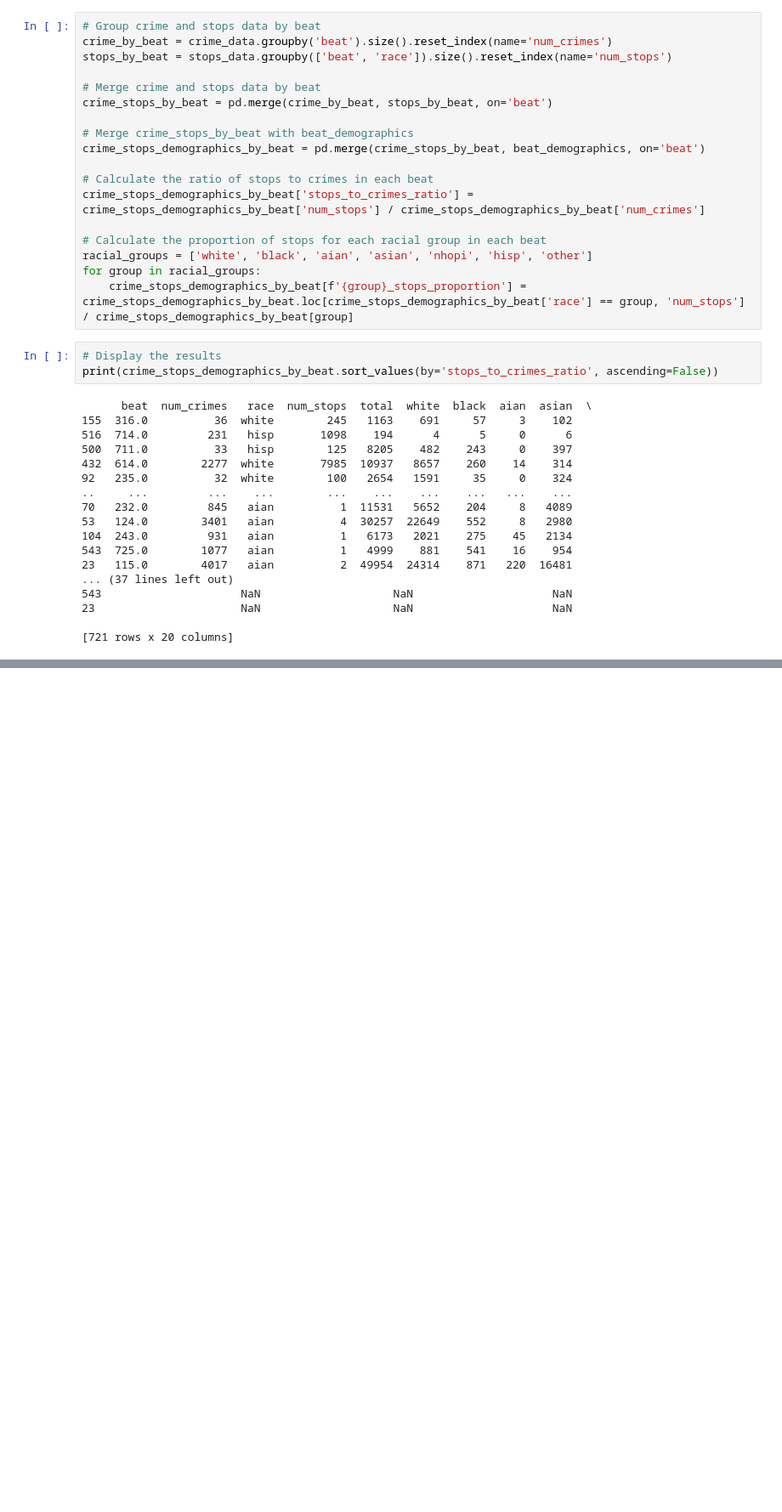
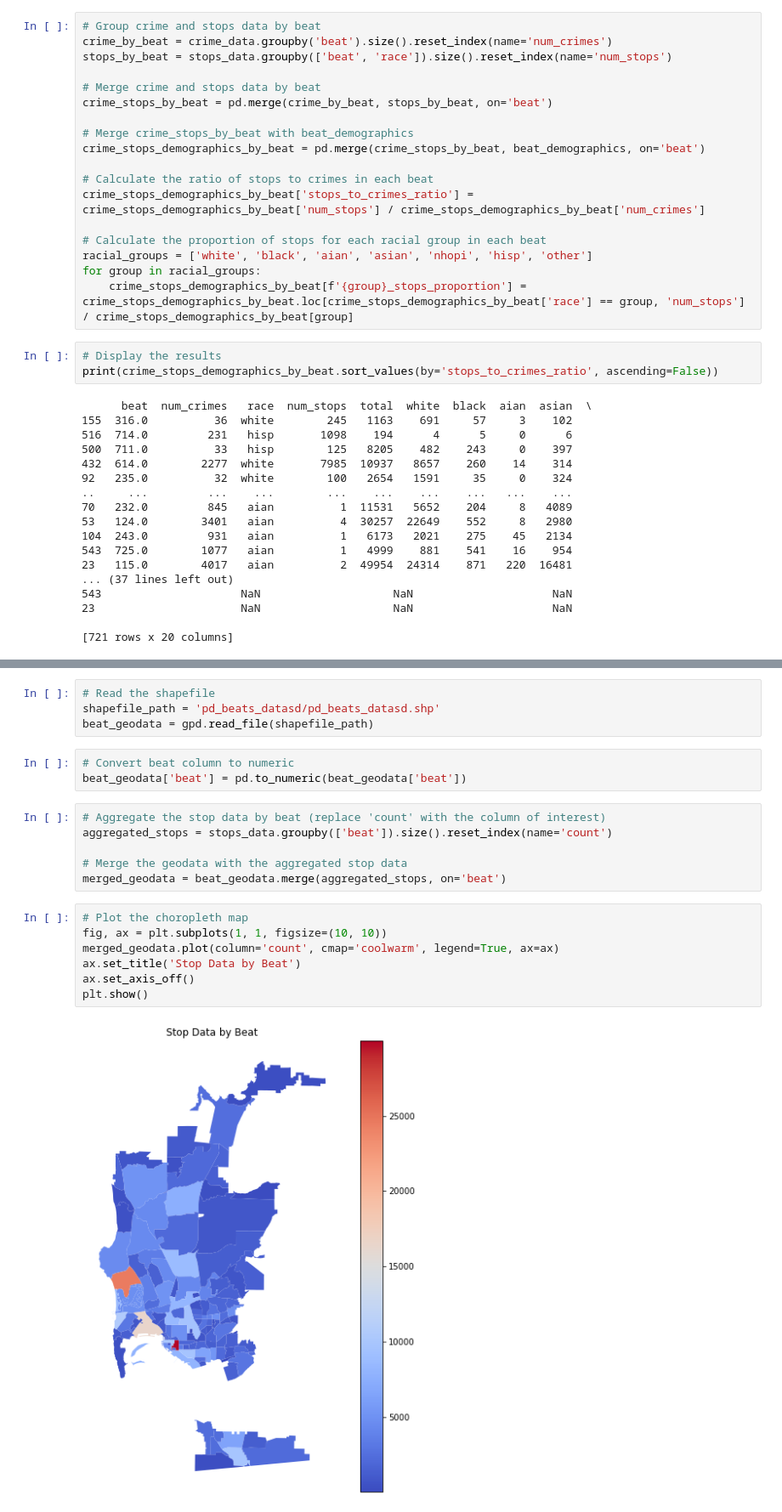
Before and after one commit to aldabbagh/DPI617, a Jupyter notebook: starter.ipynb, the cells around one changed output, grey strips where cells are left out. Shown at 85% size. Cells and saved outputs as stored; diff of their text form; blank space fills up the shorter version.

```diff
--- a/starter.ipynb
+++ b/starter.ipynb
@@ -167,0 +171,22 @@ crime_stops_demographics_by_beat[crime_stops_demographics_by_beat['beat'] == 714
+# %%
+# Read the shapefile
+shapefile_path = 'pd_beats_datasd/pd_beats_datasd.shp'
+beat_geodata = gpd.read_file(shapefile_path)
+# %%
+# Convert beat column to numeric
+beat_geodata['beat'] = pd.to_numeric(beat_geodata['beat'])
+# %%
+# Aggregate the stop data by beat (replace 'count' with the column of interest)
+aggregated_stops = stops_data.groupby(['beat']).size().reset_index(name='count')
+
+# Merge the geodata with the aggregated stop data
+merged_geodata = beat_geodata.merge(aggregated_stops, on='beat')
+# %%
+# Plot the choropleth map
+fig, ax = plt.subplots(1, 1, figsize=(10, 10))
+merged_geodata.plot(column='count', cmap='coolwarm', legend=True, ax=ax)
+ax.set_title('Stop Data by Beat')
+ax.set_axis_off()
+plt.show()
+# %% [output]
+[figure, added]
```
Also changed, not shown: parts of 3 cells of this notebook.
